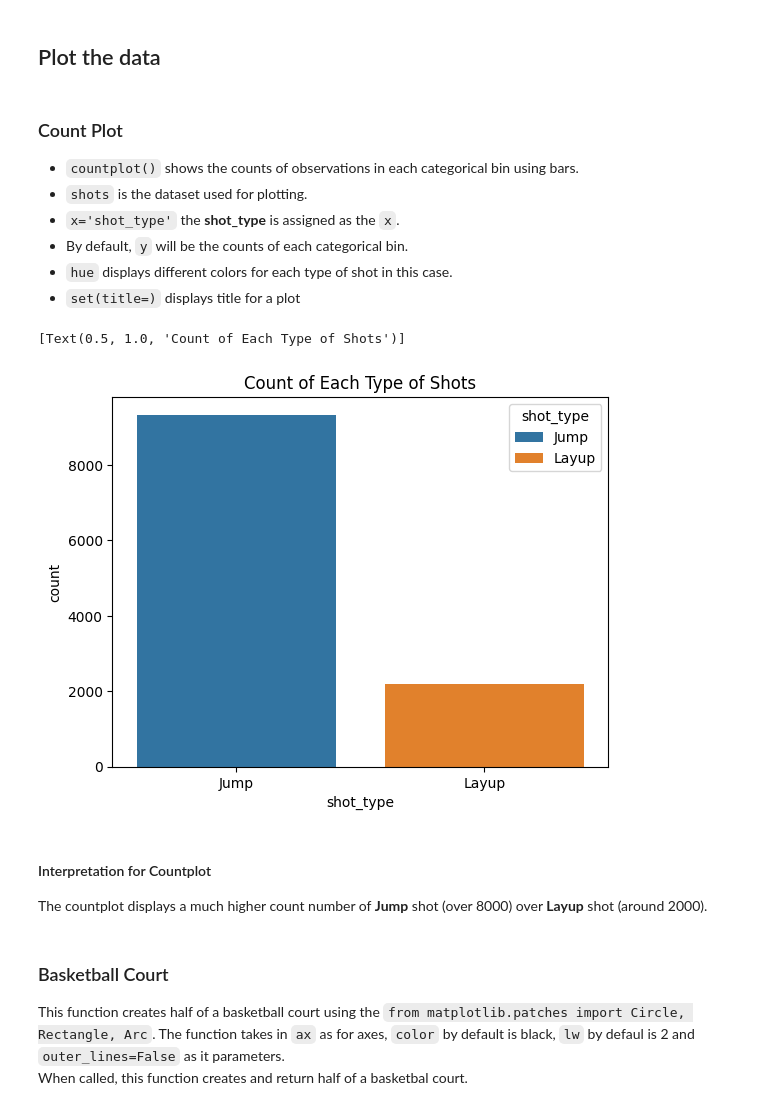
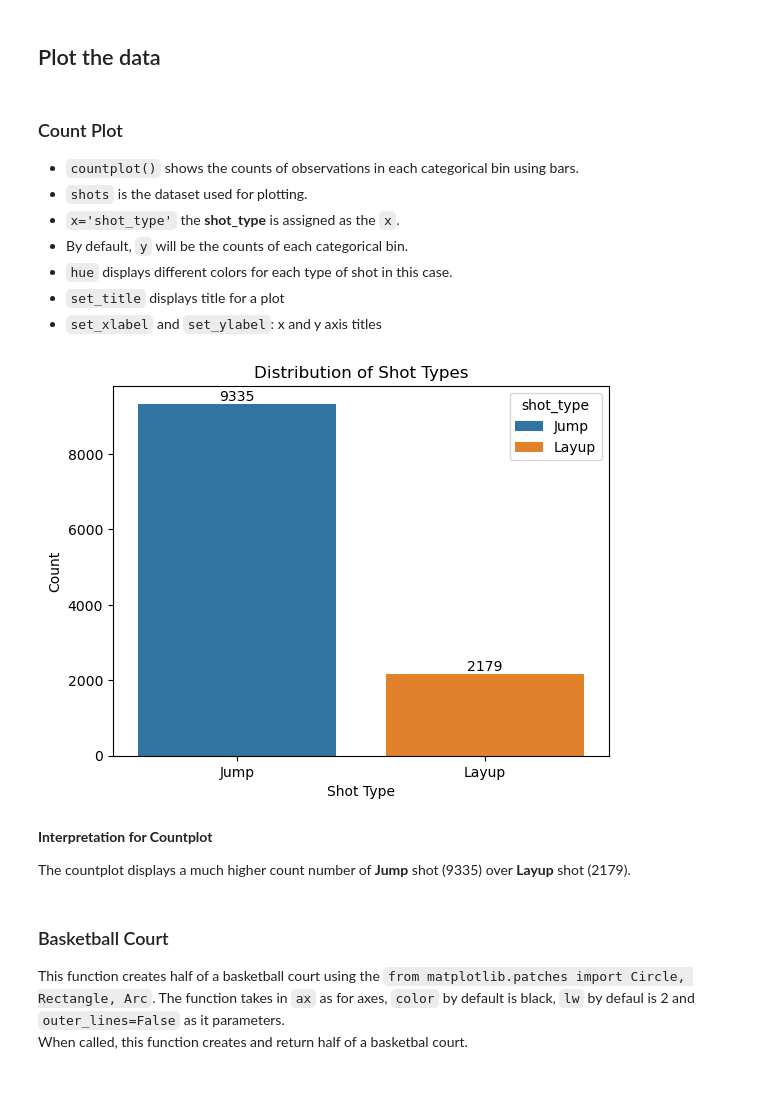
Before and after one commit to thaopham98/DataScience, a Jupyter notebook: python_analysis/A7-curry.ipynb, the cells around one changed output. Saved outputs shown, nothing was run; the diff lists cells and outputs as text; code cells hidden in the pictures.

```diff
--- a/python_analysis/A7-curry.ipynb
+++ b/python_analysis/A7-curry.ipynb
@@ -16,7 +17,7 @@ import json
 - `pd.DataFrame` creates a new data frame  with `rows` as the data points and `columnHeaders` as columns of it.
 - Updating the `shots` variable by reassigning the new data frame to it.
 # %%
-with open('shots.json') as jsonData:
+with open('../data/shots.json') as jsonData:
     shots = json.load(jsonData)
 columnHeaders = [x.lower() for x in shots['resultSets'][0]['headers']]
 rows = shots['resultSets'][0]['rowSet']
@@ -235,16 +250,27 @@ shots.head() # displaying the contents of shots after reassigning the values in
 - `x='shot_type'` the **shot_type** is assigned as the `x`.
 - By default, `y` will be the counts of each categorical bin.
 - `hue` displays different colors for each type of shot in this case.
-- `set(title=)` displays title for a plot
+- `set_title` displays title for a plot
+- `set_xlabel` and `set_ylabel`: x and y axis titles
 # %%
 # create a count plot to show each type of shot
-sns.countplot(shots, x='shot_type', hue='shot_type').set(title='Count of Each Type of Shots')
+
+ax = sns.countplot(data = shots, x = 'shot_type', hue = 'shot_type')
+
+# value of each bar
+for container in ax.containers:
+    ax.bar_label(container)
+
+# Modify axis titles and plot title
+ax.set_xlabel("Shot Type")
+ax.set_ylabel("Count")
+ax.set_title("Distribution of Shot Types"); # ; so it doesn't display [Text(0.5, 1.0, 'Count of Each Type of Shots')]
 # %% [output]
-[Text(0.5, 1.0, 'Count of Each Type of Shots')]
-[figure, old version]
+[figure, new version]
 # %% [markdown]
-#### Interpretation for Countplot
-The countplot displays a much higher count number of **Jump** shot (over 8000) over **Layup** shot (around 2000).
+**Interpretation for Countplot**
+
+The countplot displays a much higher count number of **Jump** shot (9335) over **Layup** shot (2179).
 # %% [markdown]
 ### Basketball Court
 This function creates half of a basketball court using the `from matplotlib.patches import Circle, Rectangle, Arc`.
```
Also changed, not shown: parts of 27 cells of this notebook.
